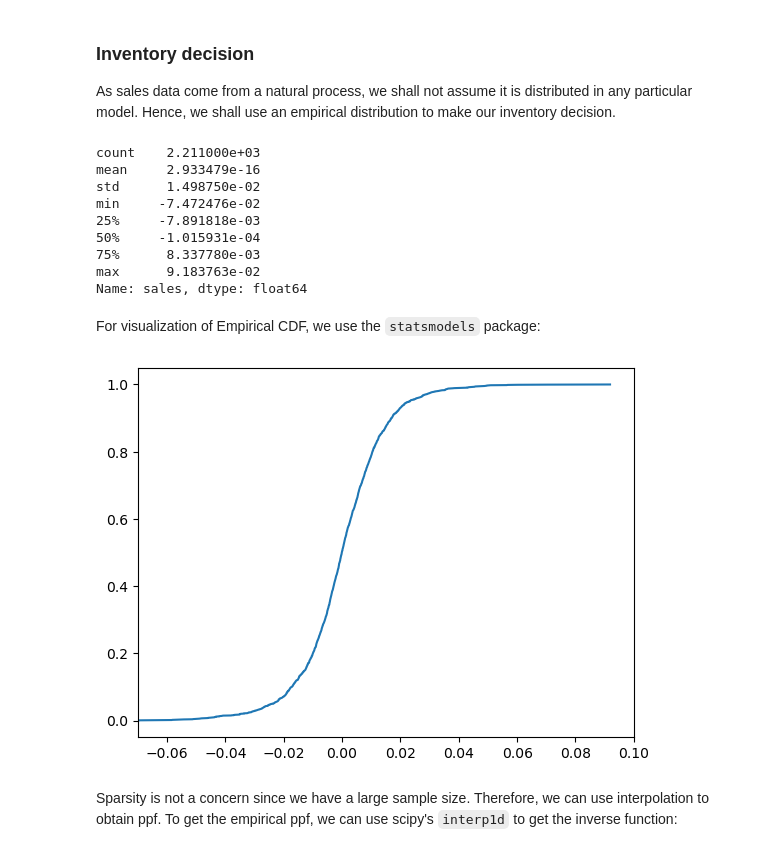
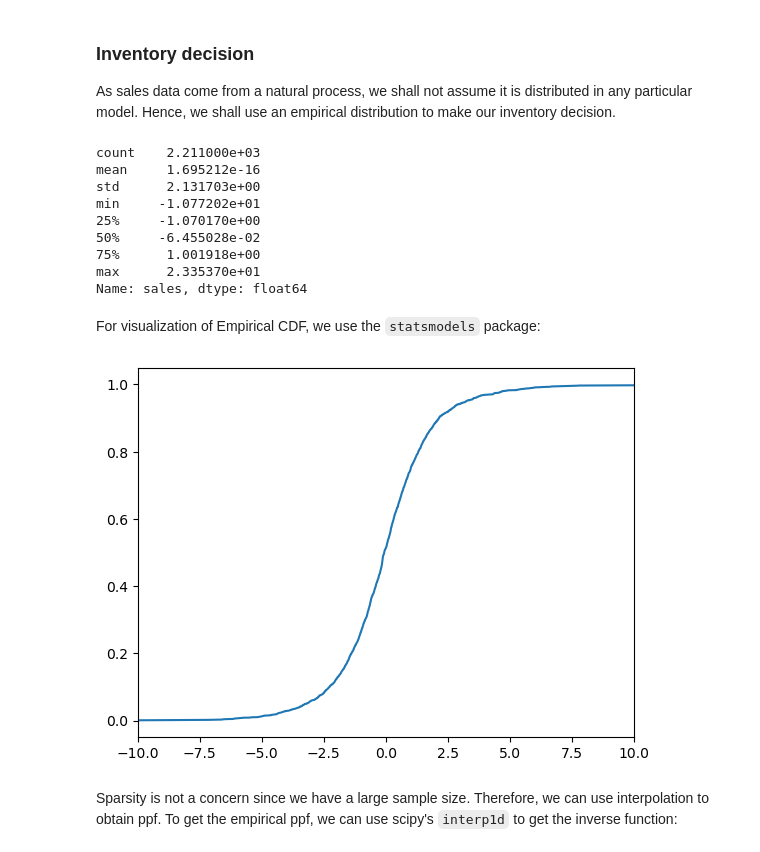
Before and after one commit to NonRNP/IE4211_group_project, a Jupyter notebook: gradient_boosting.ipynb, the cells around one changed output. Saved outputs shown, nothing was run; the diff lists cells and outputs as text; code cells hidden in the pictures.

Commit message:
more tuning gradient boosting

```diff
--- a/gradient_boosting.ipynb
+++ b/gradient_boosting.ipynb
@@ -30,6 +30,7 @@ Gradient boosting have even more tunable parameters than random forest, therefor
 # %%
 learning_rates = [0.01, 0.1, 0.5, 1]
 max_depths = [None, 3, 5, 10]
+min_samples_leaf = [1, 3, 5, 10, 20]
 # %%
 from sklearn.ensemble import GradientBoostingRegressor
 # %%
@@ -37,14 +38,17 @@ best_mses = []
 best_avg_score = 1e9
 best_lr = None
 best_depth = None
+best_msl = None
 for lr in learning_rates:
     for depth in max_depths:
-        model = GradientBoostingRegressor(min_samples_split=0.01, n_estimators=1000, max_features='sqrt', random_state=42, learning_rate=lr, max_depth=depth)
-        mses = kfold_mse(X_train, y_train, model)
-        if np.mean(mses) < best_avg_score:
-            best_avg_score = np.mean(mses)
-            best_lr = lr
-            best_depth = depth
-            best_mses = mses
-        print(f'lr: {lr}, max_depth: {depth}, avg_mse: {np.mean(mses)}')
+        for ml in min_samples_leaf:
+            model = GradientBoostingRegressor(min_samples_leaf=ml, min_samples_split=0.01, n_estimators=1000, max_features='sqrt', random_state=42, learning_rate=lr, max_depth=depth)
+            mses = kfold_mse(X_train, y_train, model)
+            if np.mean(mses) < best_avg_score:
+                best_avg_score = np.mean(mses)
+                best_lr = lr
+                best_depth = depth
+                best_msl = ml
+                best_mses = mses
+            print(f'lr: {lr}, max_depth: {depth}, min_samples_leaf: {ml}, avg_mse: {np.mean(mses)}')
 # %% [output]
@@ -88,7 +93,7 @@ cv_df.to_csv('data/output/cv/gbr.csv')
 
 After finding best parameters (not applicable to LR but useful for other models), we fit the model on the entire training set and predict on the test set. Also, we collect residuals to prepare for inventory decision making.
 # %%
-gbr = GradientBoostingRegressor(min_samples_split=0.01, n_estimators=1000, max_features='sqrt', random_state=42, learning_rate=best_lr, max_depth=best_depth)
+gbr = GradientBoostingRegressor(min_samples_leaf=best_msl, min_samples_split=0.01, n_estimators=1000, max_features='sqrt', random_state=42, learning_rate=best_lr, max_depth=best_depth)
 gbr.fit(X_train, y_train['sales']) # Avoid deprecation warning
 residuals = y_train['sales'] - gbr.predict(X_train)
 # %%
@@ -102,13 +107,13 @@ As sales data come from a natural process, we shall not assume it is distributed
 residuals.describe()
 # %% [output]
 count    2.211000e+03
-mean     2.933479e-16
-std      1.498750e-02
-min     -7.472476e-02
-25%     -7.891818e-03
-50%     -1.015931e-04
-75%      8.337780e-03
-max      9.183763e-02
+mean     1.695212e-16
+std      2.131703e+00
+min     -1.077202e+01
+25%     -1.070170e+00
+50%     -6.455028e-02
+75%      1.001918e+00
+max      2.335370e+01
 Name: sales, dtype: float64
 # %% [markdown]
 For visualization of Empirical CDF, we use the `statsmodels` package:
@@ -118,10 +123,10 @@ from statsmodels.distributions.empirical_distribution import ECDF
 ecdf = ECDF(residuals)
 # %%
 plt.plot(ecdf.x, ecdf.y)
-plt.xlim(-0.07, 0.1)
+plt.xlim(-10, 10)
 plt.show()
 # %% [output]
-[figure, old version]
+[figure, new version]
 # %% [markdown]
 Sparsity is not a concern since we have a large sample size. Therefore, we can use interpolation to obtain ppf. To get the empirical ppf, we can use scipy's `interp1d` to get the inverse function:
 # %%
```
Also changed, not shown: parts of 4 cells of this notebook, 2 other files.
